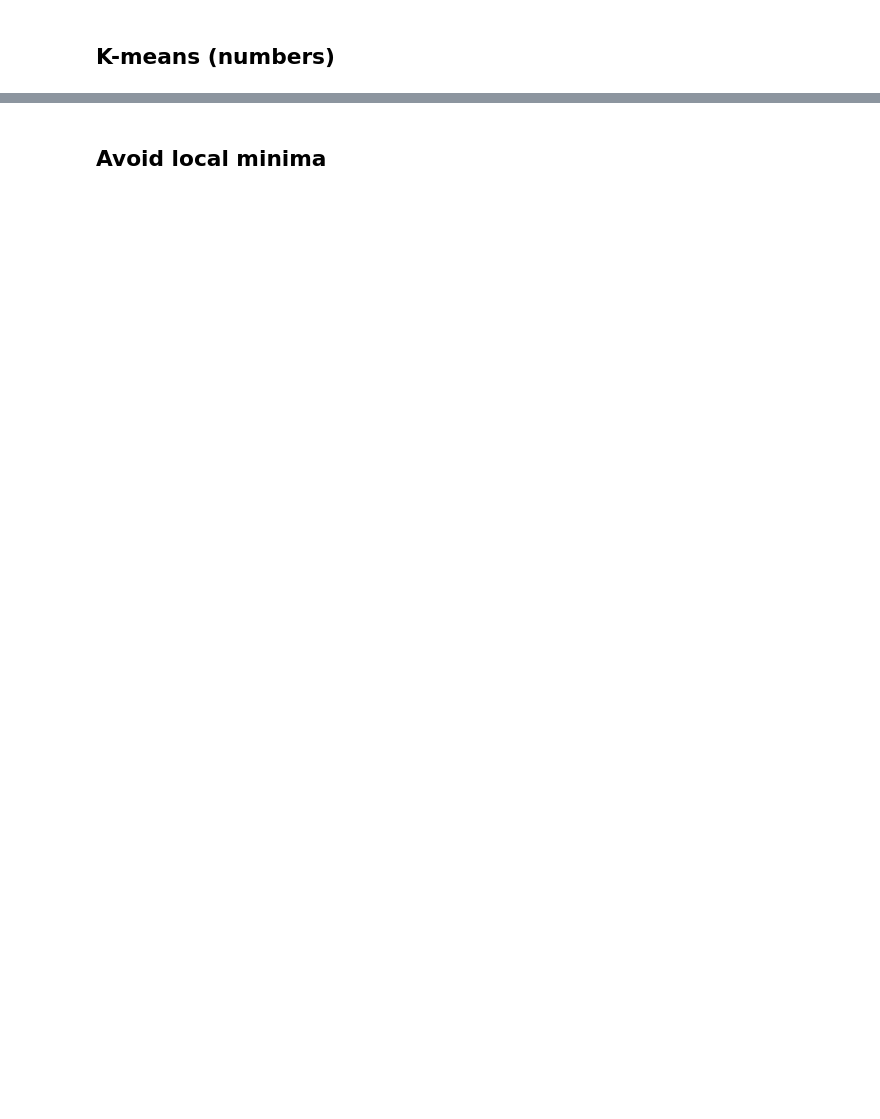
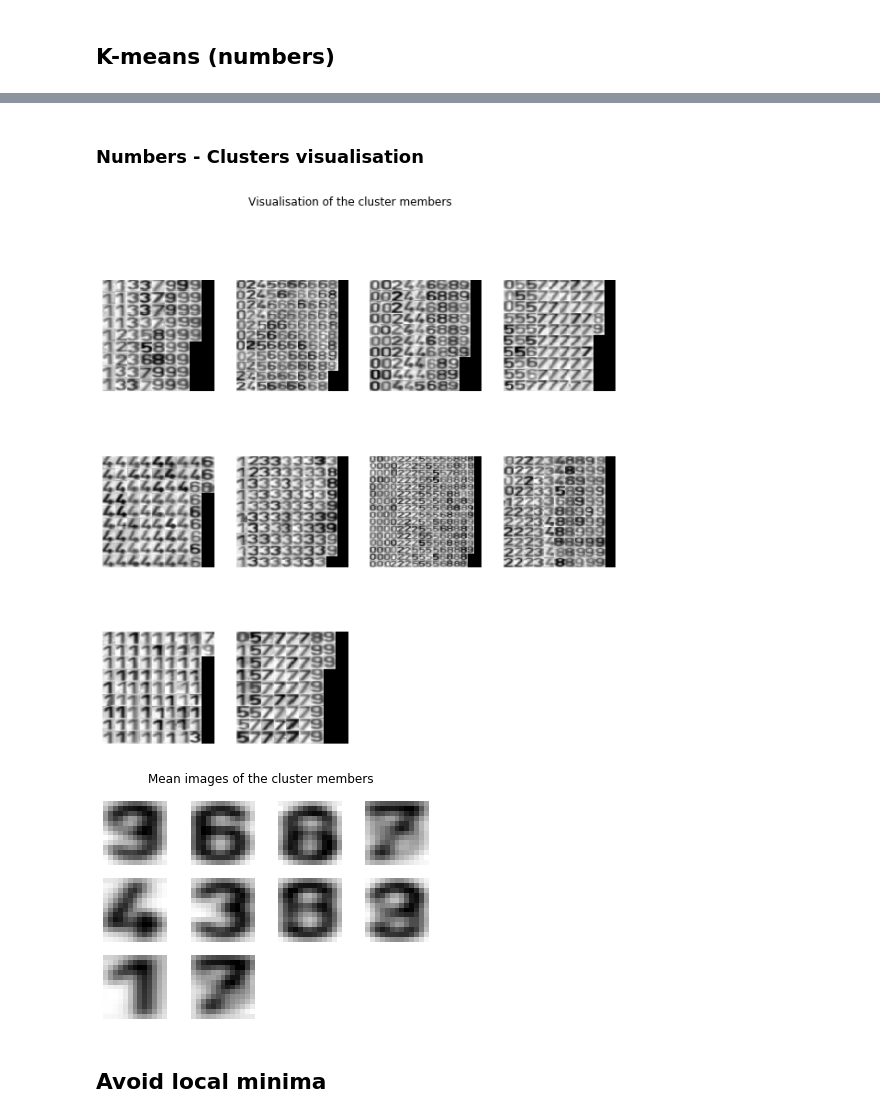
Before and after one commit to matouspelikan/rpzCTU, a Jupyter notebook: assignment_kmeans_template/kmeans.ipynb, the cells around one changed output, grey strips where cells are left out. Drawn from its saved outputs; the diff is of its cells as text; code cells hidden in the pictures; blank space fills up the shorter version.

```diff
--- a/assignment_kmeans_template/kmeans.ipynb
+++ b/assignment_kmeans_template/kmeans.ipynb
@@ -83,3 +80,11 @@ show_mean_images(mnist_images, c)
+# %% [markdown]
+### Numbers - Clusters visualisation
+# %%
+show_clustered_images(numbers_images, cluster_labels, title='Visualisation of the cluster members');
+show_mean_images(numbers_images, cluster_labels, title='Mean images of the cluster members');
+# %% [output]
+[figure, added]
+[figure, added]
 # %% [markdown]
 ## Avoid local minima
 # %%
```
Also changed, not shown: parts of 21 cells of this notebook, 5 other files.
